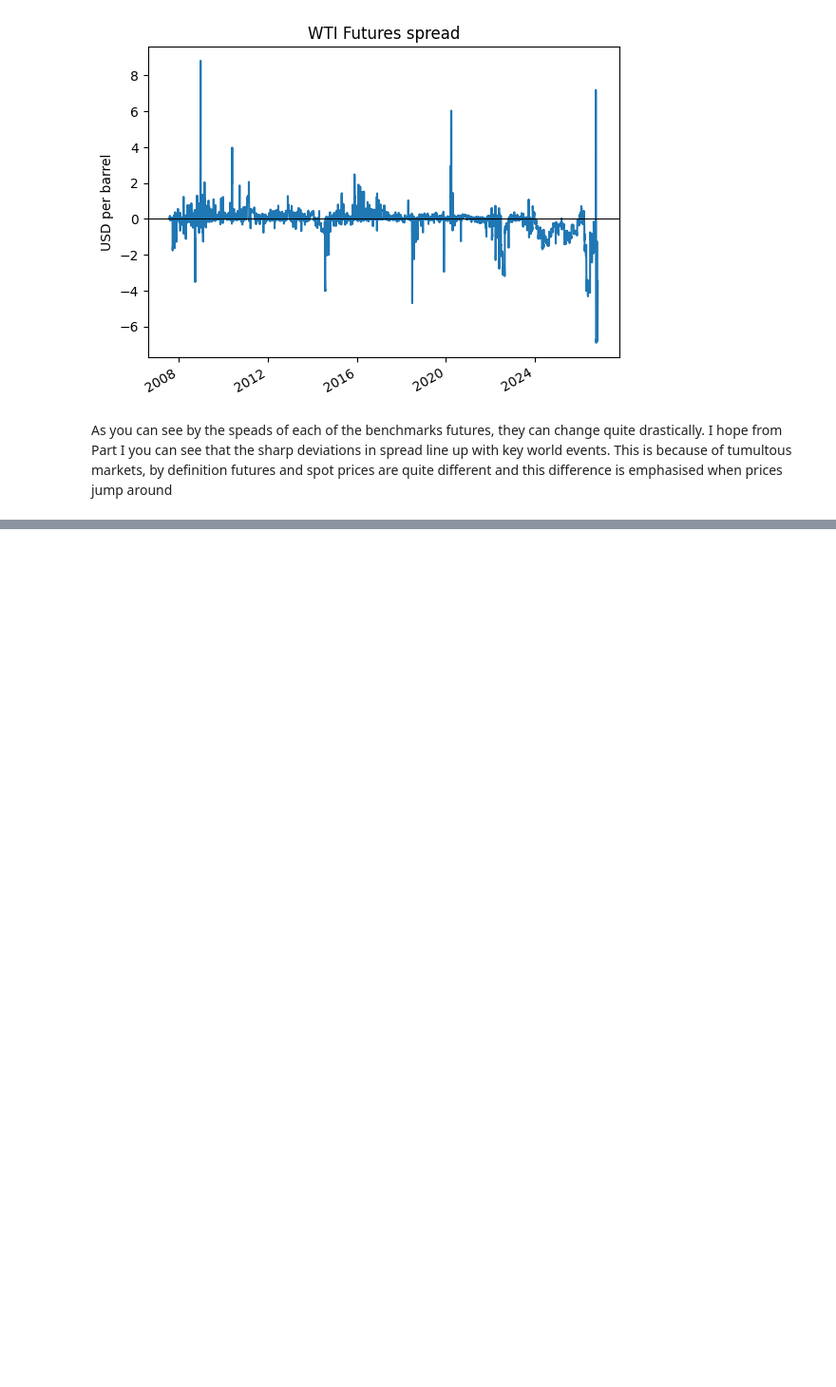
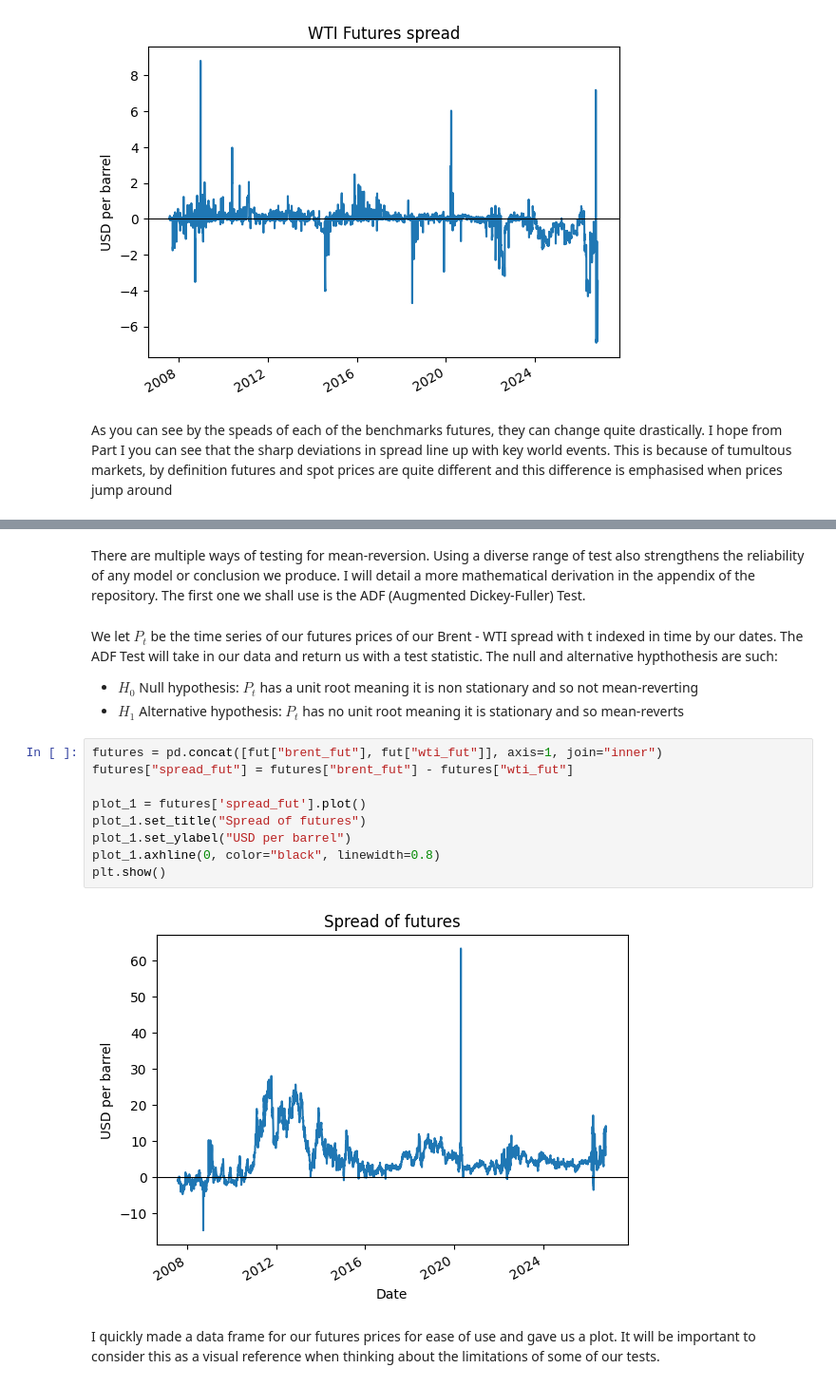
Before and after one commit to Seamuscs/Brent-and-WTI-spread-analysis, a Jupyter notebook: Part_II_Statistical_Analysis.ipynb, the cells around one changed output, grey strips where cells are left out. Shown at 95% size. Drawn from its saved outputs; the diff is of its cells as text; blank space fills up the shorter version.

```diff
--- a/Part_II_Statistical_Analysis.ipynb
+++ b/Part_II_Statistical_Analysis.ipynb
@@ -79,0 +80,20 @@ more improvements soon
+# %% [markdown]
+There are multiple ways of testing for mean-reversion. Using a diverse range of test also strengthens the reliability of any model or conclusion we produce. I will detail a more mathematical derivation in the appendix of the repository. The first one we shall use is the ADF (Augmented Dickey-Fuller) Test.
+# %% [markdown]
+We let $P_t$ be the time series of our futures prices of our Brent - WTI spread with t indexed in time by our dates. The ADF Test will take in our data and return us with a test statistic. The null and alternative hypthothesis are such:
+
+*   $H_0$ Null hypothesis: $P_t$ has a unit root meaning it is non stationary and so not mean-reverting
+*   $H_1$ Alternative hypothesis: $P_t$ has no unit root meaning it is stationary and so mean-reverts
+# %%
+futures = pd.concat([fut["brent_fut"], fut["wti_fut"]], axis=1, join="inner")
+futures["spread_fut"] = futures["brent_fut"] - futures["wti_fut"]
+
+plot_1 = futures['spread_fut'].plot()
+plot_1.set_title("Spread of futures")
+plot_1.set_ylabel("USD per barrel")
+plot_1.axhline(0, color="black", linewidth=0.8)
+plt.show()
+# %% [output]
+[figure, added]
+# %% [markdown]
+I quickly made a data frame for our futures prices for ease of use and gave us a plot. It will be important to consider this as a visual reference when thinking about the limitations of some of our tests.
```
Also changed, not shown: parts of 8 cells of this notebook.
